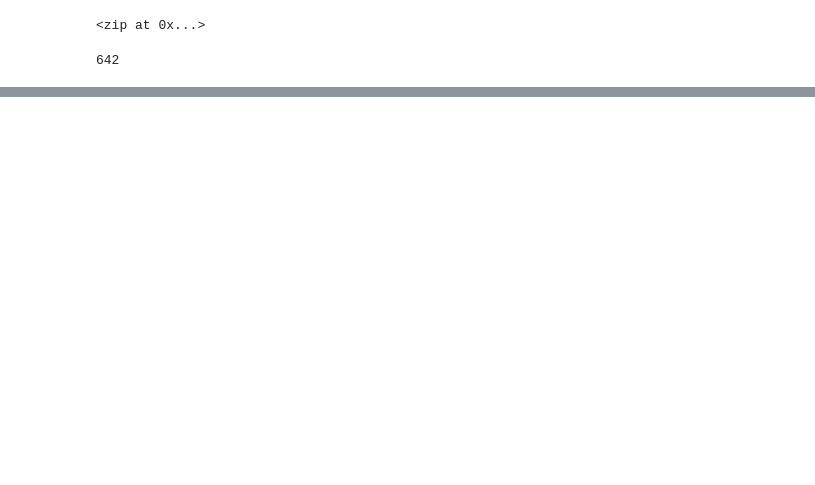
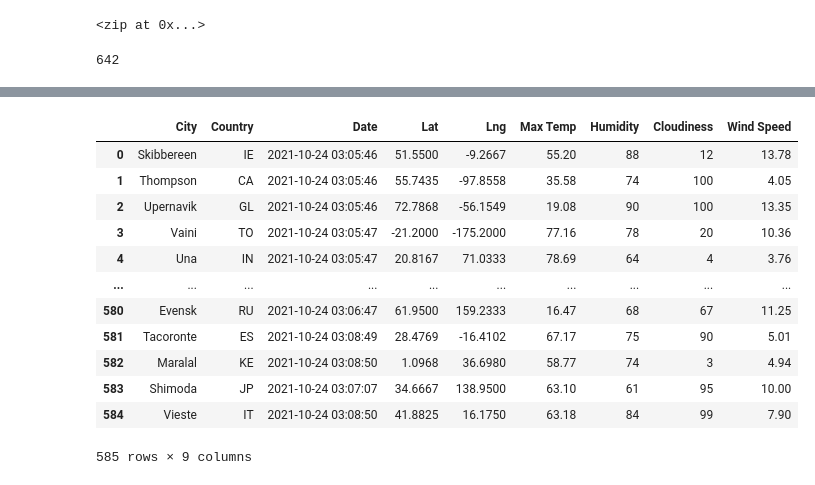
Before and after one commit to petersen-derek/World_Weather_Analysis, a Jupyter notebook: WeatherPy.ipynb, the cells around one changed output, grey strips where cells are left out. Cells and saved outputs as stored; diff of their text form; code cells hidden in the pictures; blank space fills up the shorter version.

```diff
--- a/WeatherPy.ipynb
+++ b/WeatherPy.ipynb
@@ -31,0 +38,3 @@ len(cities)
+# %%
+# Starting URL for Weather Map API Call.
+url = "http://api.openweathermap.org/data/2.5/weather?units=Imperial&APPID=" + weather_api_key
@@ -31,0 +126,4 @@ len(cities)
+# %%
+# Convert the array of dictionaries to a Pandas DataFrame.
+city_data_df = pd.DataFrame(city_data)
+city_data_df.head(10)
@@ -31,0 +142,18 @@ len(cities)
+# %%
+new_column_order = ["City", "Country", "Date", "Lat", "Lng", "Max Temp", "Humidity", "Cloudiness", "Wind Speed"]
+city_data_df = city_data_df[new_column_order]
+city_data_df
+# %% [output]
+|  | City | Country | Date | Lat | Lng | Max Temp | Humidity | Cloudiness | Wind Speed |
+| 0 | Skibbereen | IE | 2021-10-24 03:05:46 | 51.5500 | -9.2667 | 55.20 | 88 | 12 | 13.78 |
+| 1 | Thompson | CA | 2021-10-24 03:05:46 | 55.7435 | -97.8558 | 35.58 | 74 | 100 | 4.05 |
+| 2 | Upernavik | GL | 2021-10-24 03:05:46 | 72.7868 | -56.1549 | 19.08 | 90 | 100 | 13.35 |
+| 3 | Vaini | TO | 2021-10-24 03:05:47 | -21.2000 | -175.2000 | 77.16 | 78 | 20 | 10.36 |
+| 4 | Una | IN | 2021-10-24 03:05:47 | 20.8167 | 71.0333 | 78.69 | 64 | 4 | 3.76 |
+| ... | ... | ... | ... | ... | ... | ... | ... | ... | ... |
+| 580 | Evensk | RU | 2021-10-24 03:06:47 | 61.9500 | 159.2333 | 16.47 | 68 | 67 | 11.25 |
+| 581 | Tacoronte | ES | 2021-10-24 03:08:49 | 28.4769 | -16.4102 | 67.17 | 75 | 90 | 5.01 |
+| 582 | Maralal | KE | 2021-10-24 03:08:50 | 1.0968 | 36.6980 | 58.77 | 74 | 3 | 4.94 |
+| 583 | Shimoda | JP | 2021-10-24 03:07:07 | 34.6667 | 138.9500 | 63.10 | 61 | 95 | 10.00 |
+| 584 | Vieste | IT | 2021-10-24 03:08:50 | 41.8825 | 16.1750 | 63.18 | 84 | 99 | 7.90 |
+585 rows × 9 columns
```
Also changed, not shown: parts of 6 cells of this notebook, 4 other files.
